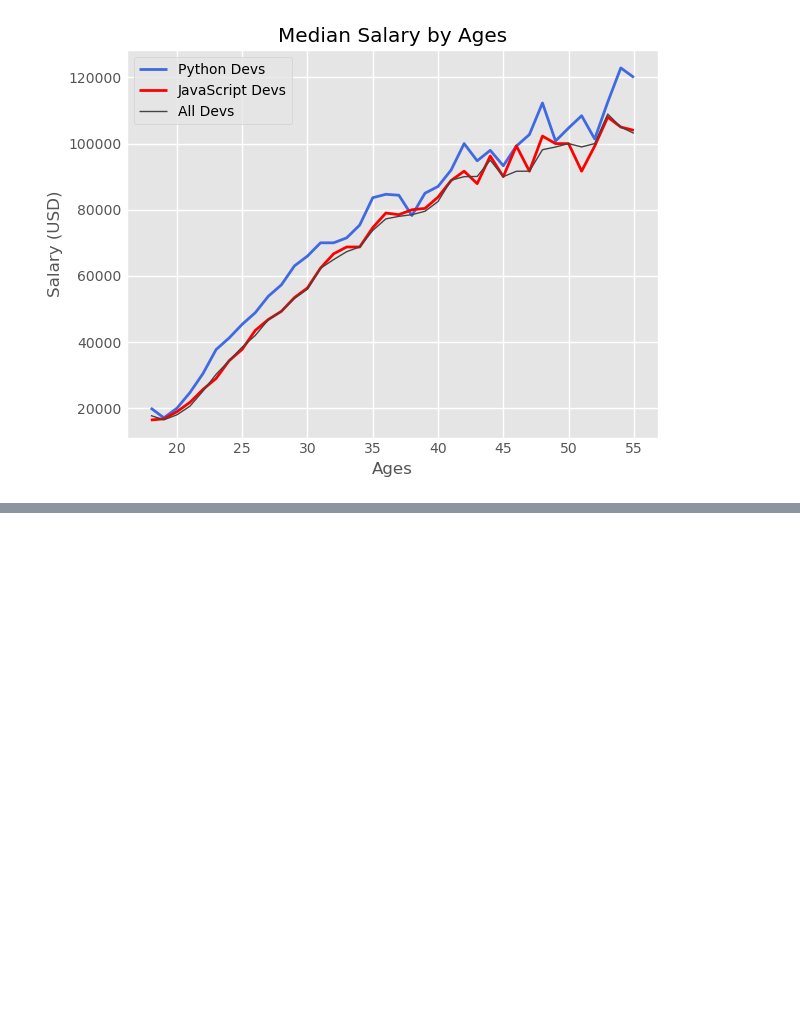
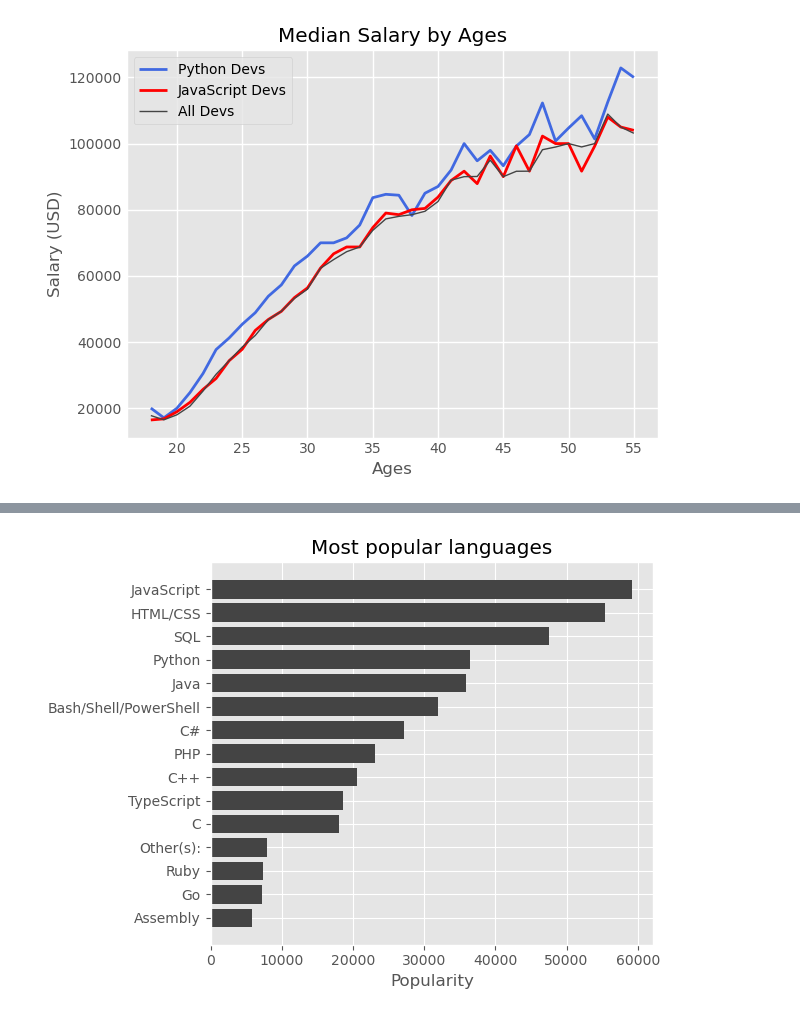
Before and after one commit to Seif-Eldin-Omar/MatplotlibCourse, a Jupyter notebook: CoreyScaferCourse/mpl_demo.ipynb, the cells around one changed output, grey strips where cells are left out. Cells and saved outputs as stored; diff of their text form; code cells hidden in the pictures; blank space fills up the shorter version.

```diff
--- a/CoreyScaferCourse/mpl_demo.ipynb
+++ b/CoreyScaferCourse/mpl_demo.ipynb
@@ -136,0 +233,13 @@ plt.show()
+# %%
+langs.reverse()
+popular.reverse()
+
+plt.barh(langs, popular, color = '#444444')
+
+plt.title('Most popular languages')
+# plt.ylabel('Languages')
+plt.xlabel('Popularity')
+plt.tight_layout()
+plt.show()
+# %% [output]
+[figure, added]
```
Also changed, not shown: parts of 6 cells of this notebook.
